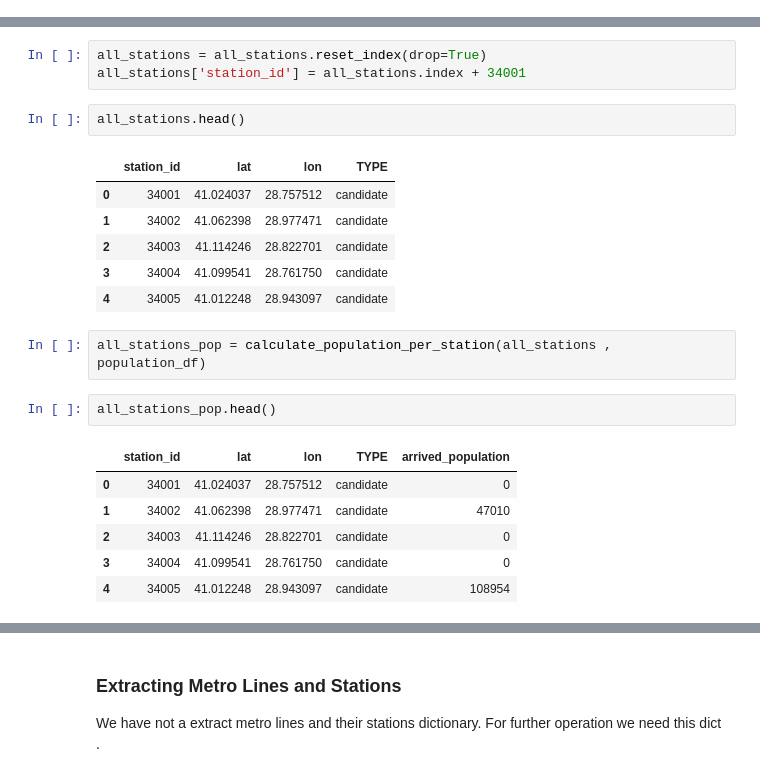
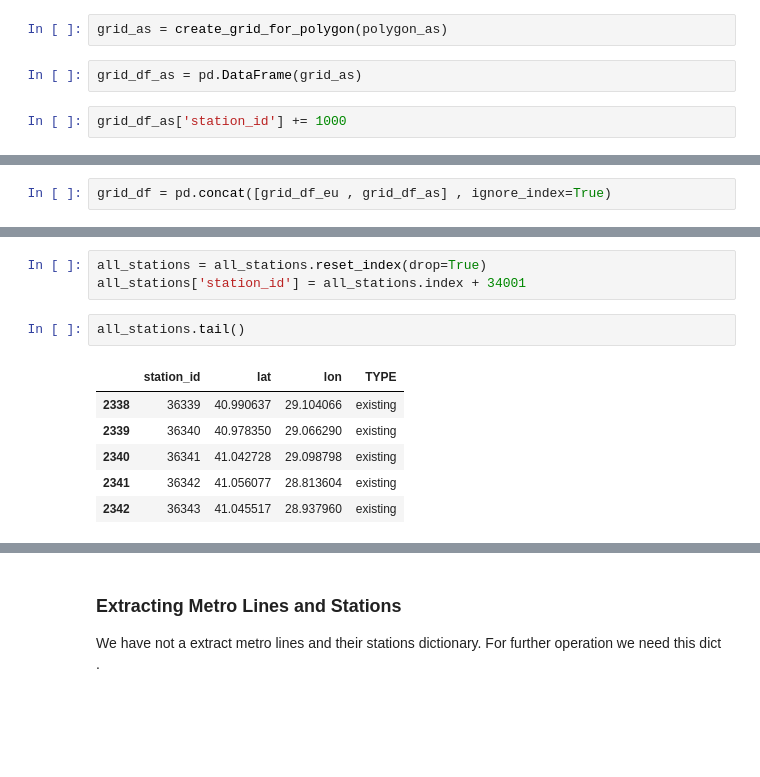
Before and after one commit to madyass/new-railway-station-optimization, a Jupyter notebook: main.ipynb, the cells around one changed output, grey strips where cells are left out. Saved outputs shown, nothing was run; the diff lists cells and outputs as text; blank space fills up the shorter version.

```diff
--- a/main.ipynb
+++ b/main.ipynb
@@ -130,0 +186,6 @@ grid_df.head()
+# %%
+grid_as = create_grid_for_polygon(polygon_as)
+# %%
+grid_df_as = pd.DataFrame(grid_as)
+# %%
+grid_df_as['station_id'] += 1000
@@ -130,0 +211,2 @@ grid_df.head()
+# %%
+grid_df = pd.concat([grid_df_eu , grid_df_as] , ignore_index=True)
@@ -182,22 +276,11 @@ all_stations = pd.concat([
 all_stations = all_stations.reset_index(drop=True)
 all_stations['station_id'] = all_stations.index + 34001
 # %%
-all_stations.head()
+all_stations.tail()
 # %% [output]
 |  | station_id | lat | lon | TYPE |
-| 0 | 34001 | 41.024037 | 28.757512 | candidate |
-| 1 | 34002 | 41.062398 | 28.977471 | candidate |
-| 2 | 34003 | 41.114246 | 28.822701 | candidate |
-| 3 | 34004 | 41.099541 | 28.761750 | candidate |
-| 4 | 34005 | 41.012248 | 28.943097 | candidate |
+| 2338 | 36339 | 40.990637 | 29.104066 | existing |
+| 2339 | 36340 | 40.978350 | 29.066290 | existing |
+| 2340 | 36341 | 41.042728 | 29.098798 | existing |
+| 2341 | 36342 | 41.056077 | 28.813604 | existing |
+| 2342 | 36343 | 41.045517 | 28.937960 | existing |
-# %%
-all_stations_pop = calculate_population_per_station(all_stations , population_df)
-# %%
-all_stations_pop.head()
-# %% [output]
-|  | station_id | lat | lon | TYPE | arrived_population |
-| 0 | 34001 | 41.024037 | 28.757512 | candidate | 0 |
-| 1 | 34002 | 41.062398 | 28.977471 | candidate | 47010 |
-| 2 | 34003 | 41.114246 | 28.822701 | candidate | 0 |
-| 3 | 34004 | 41.099541 | 28.761750 | candidate | 0 |
-| 4 | 34005 | 41.012248 | 28.943097 | candidate | 108954 |
```
Also changed, not shown: parts of 44 cells of this notebook, 14 other files.
